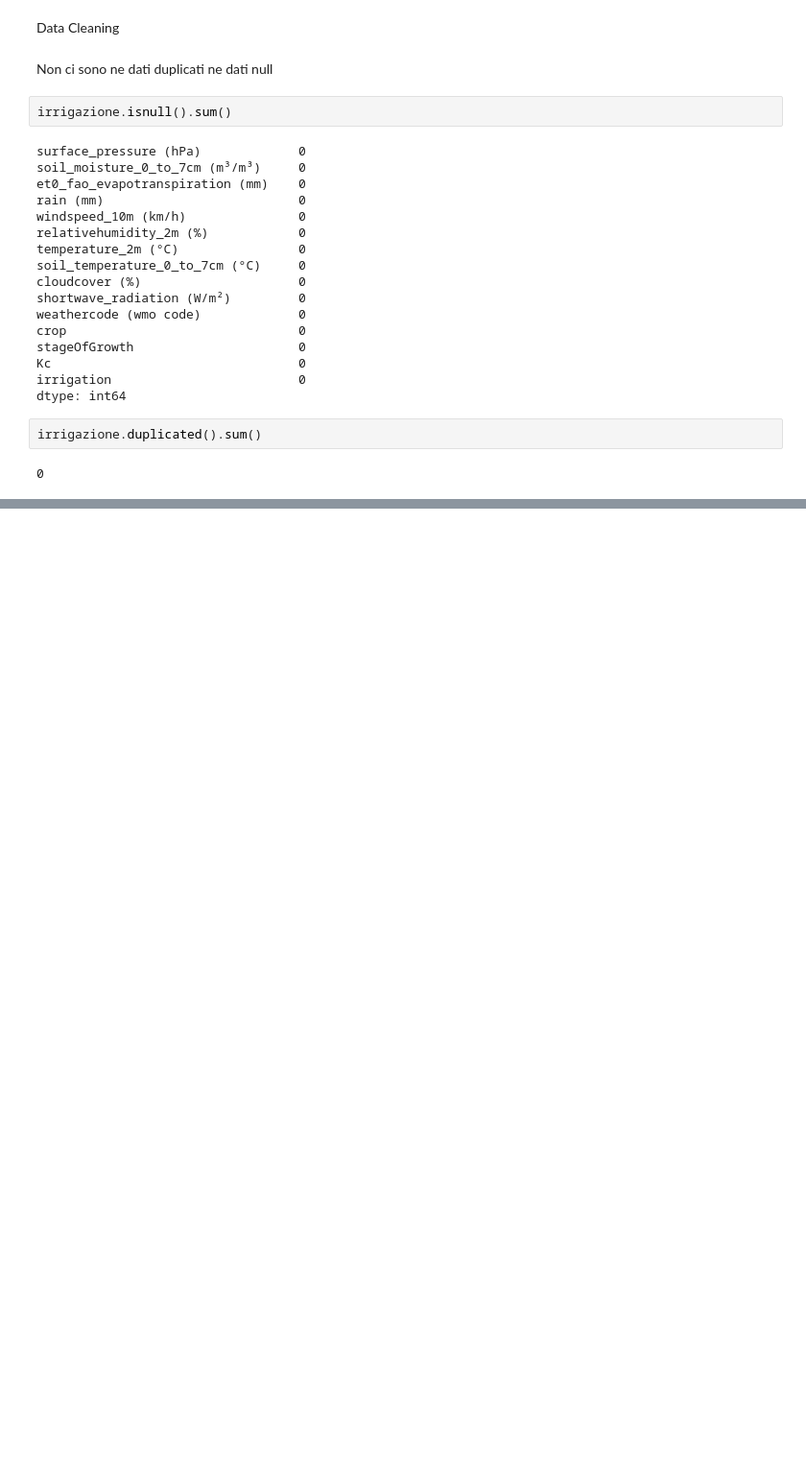
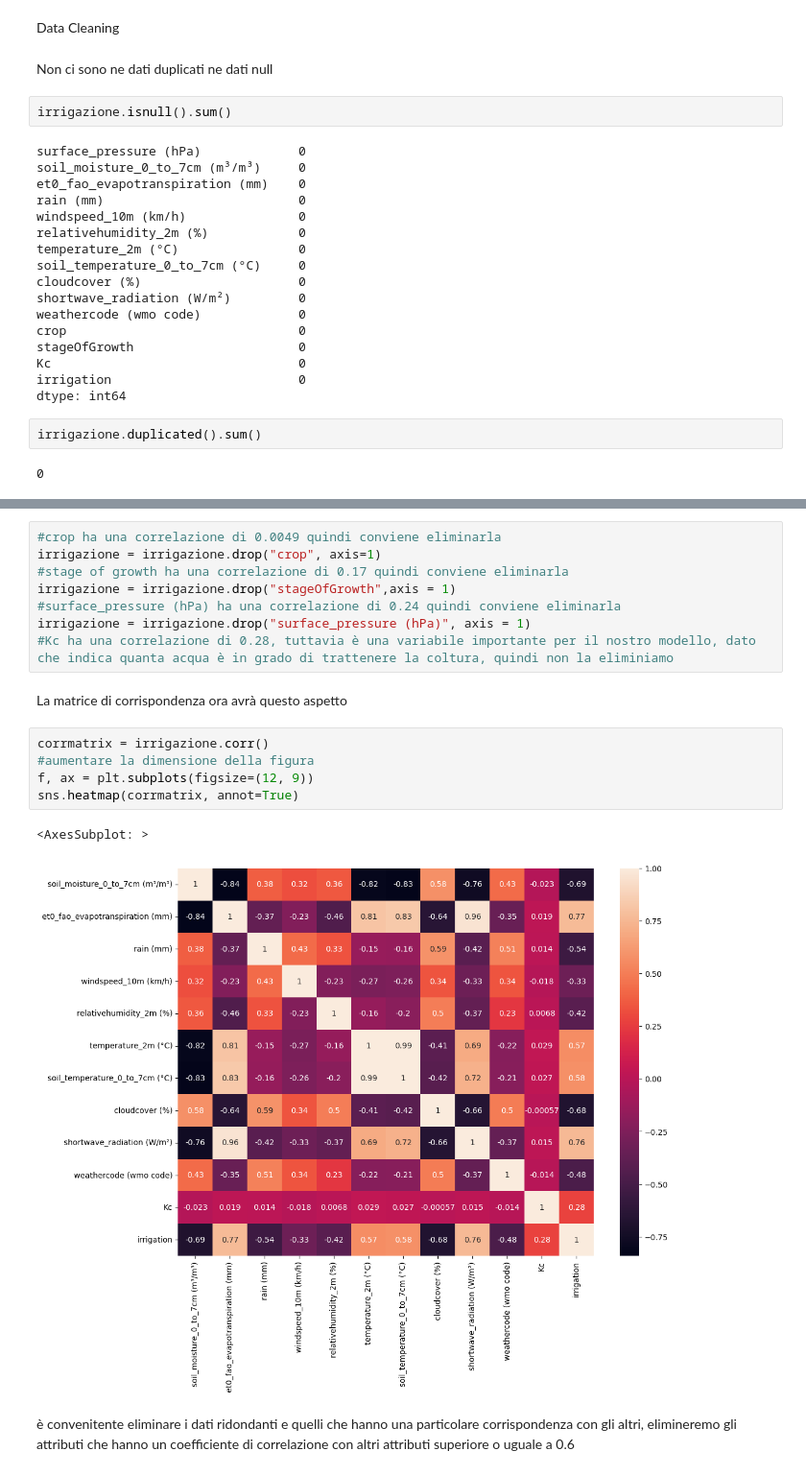
Before and after one commit to benedettoscala/EnIA-FIA, a Jupyter notebook: Pipeline/EnIANotebook.ipynb, the cells around one changed output, grey strips where cells are left out. Shown at 96% size. Cells and saved outputs as stored; diff of their text form; blank space fills up the shorter version.

```diff
--- a/Pipeline/EnIANotebook.ipynb
+++ b/Pipeline/EnIANotebook.ipynb
@@ -104,0 +136,20 @@ irrigazione.duplicated().sum()
+# %%
+#crop ha una correlazione di 0.0049 quindi conviene eliminarla
+irrigazione = irrigazione.drop("crop", axis=1)
+#stage of growth ha una correlazione di 0.17 quindi conviene eliminarla
+irrigazione = irrigazione.drop("stageOfGrowth",axis = 1)
+#surface_pressure (hPa) ha una correlazione di 0.24 quindi conviene eliminarla
+irrigazione = irrigazione.drop("surface_pressure (hPa)", axis = 1)
+#Kc ha una correlazione di 0.28, tuttavia è una variabile importante per il nostro modello, dato che indica quanta acqua è in grado di trattenere la coltura, quindi non la eliminiamo
+# %% [markdown]
+La matrice di corrispondenza ora avrà questo aspetto
+# %%
+corrmatrix = irrigazione.corr()
+#aumentare la dimensione della figura
+f, ax = plt.subplots(figsize=(12, 9))
+sns.heatmap(corrmatrix, annot=True)
+# %% [output]
+<AxesSubplot: >
+[figure, added]
+# %% [markdown]
+è convenitente eliminare i dati ridondanti e quelli che hanno una particolare corrispondenza con gli altri, elimineremo gli attributi che hanno un coefficiente di correlazione con altri attributi superiore o uguale a 0.6
```
Also changed, not shown: parts of 11 cells of this notebook.
